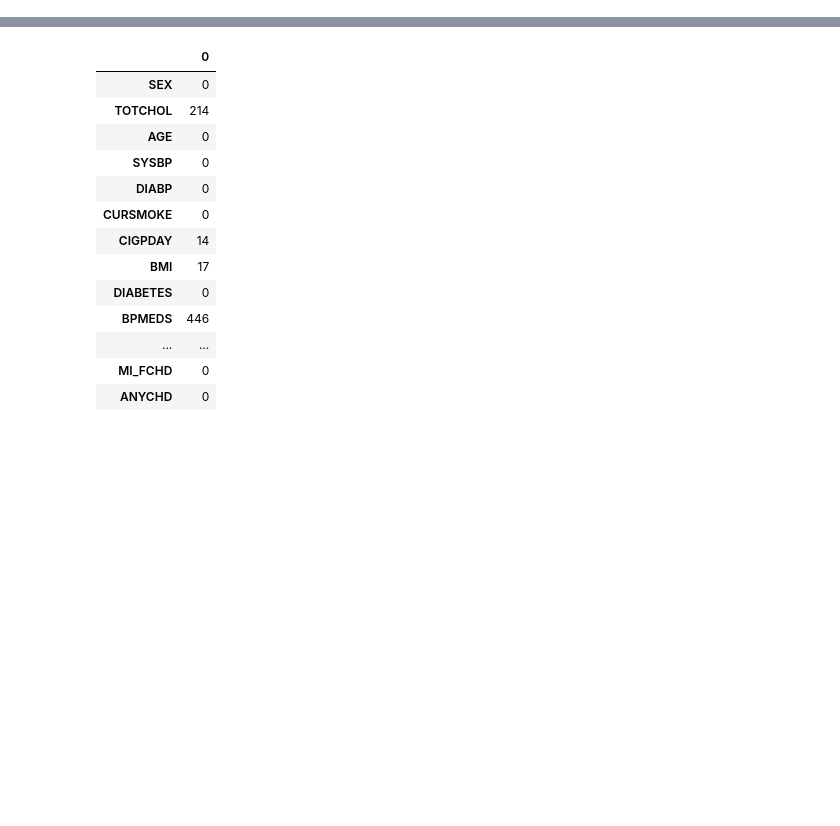
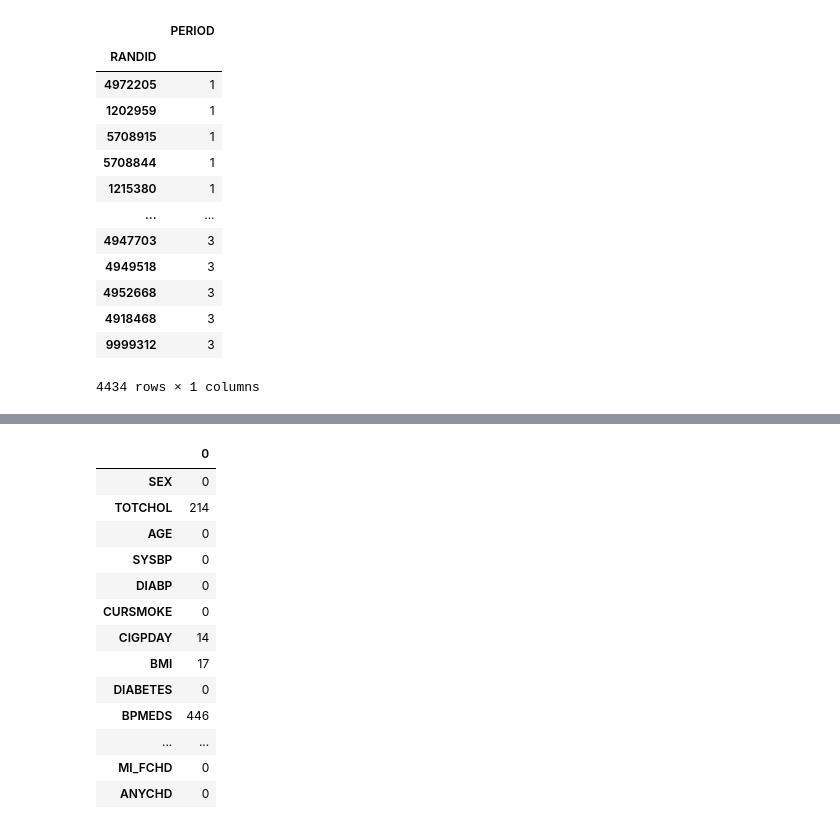
Before and after one commit to jainshrey1/Machine_learning--Heart-Disease-Prediction, a Jupyter notebook: src/demo_modeling.ipynb, the cells around one changed output, grey strips where cells are left out. Saved outputs shown, nothing was run; the diff lists cells and outputs as text; code cells hidden in the pictures; blank space fills up the shorter version.

```diff
--- a/src/demo_modeling.ipynb
+++ b/src/demo_modeling.ipynb
@@ -17,3 +36,22 @@ df = pd.read_csv("../data/initial_data/frmgham2_project_data.csv")
+# %%
+unique_ids = df[['RANDID','PERIOD']].copy()
+unique_ids.drop_duplicates(inplace=True)
+unique_ids.groupby("RANDID")['PERIOD'].count().to_frame().sort_values("PERIOD")
+# %% [output]
+|  | PERIOD |
+| RANDID |  |
+| 4972205 | 1 |
+| 1202959 | 1 |
+| 5708915 | 1 |
+| 5708844 | 1 |
+| 1215380 | 1 |
+| ... | ... |
+| 4947703 | 3 |
+| 4949518 | 3 |
+| 4952668 | 3 |
+| 4918468 | 3 |
+| 9999312 | 3 |
+4434 rows × 1 columns
 # %%
 df_3 = df[df['PERIOD'] == 3]
 # %%
```
Also changed, not shown: parts of 3 cells of this notebook.
